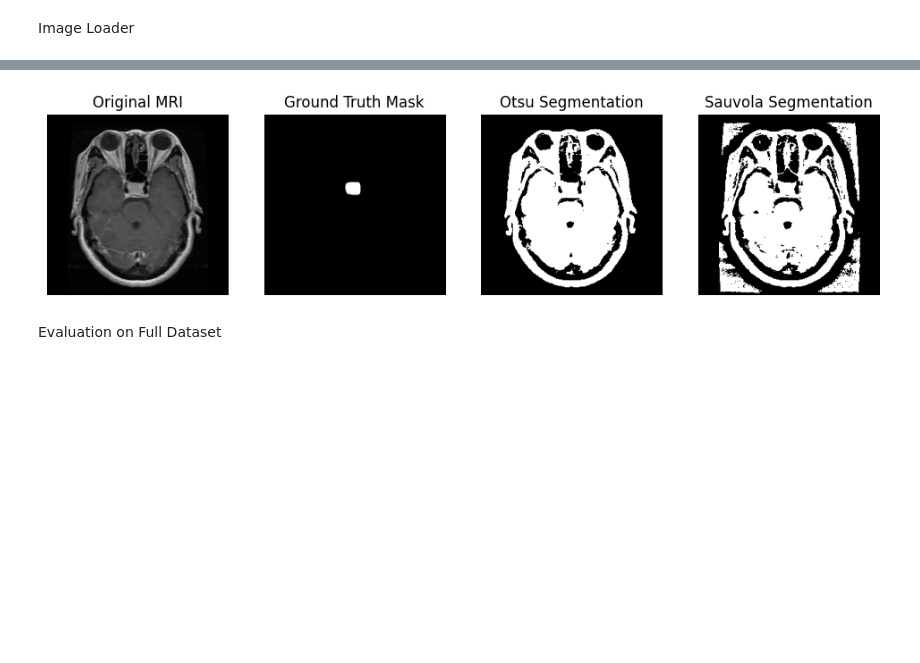
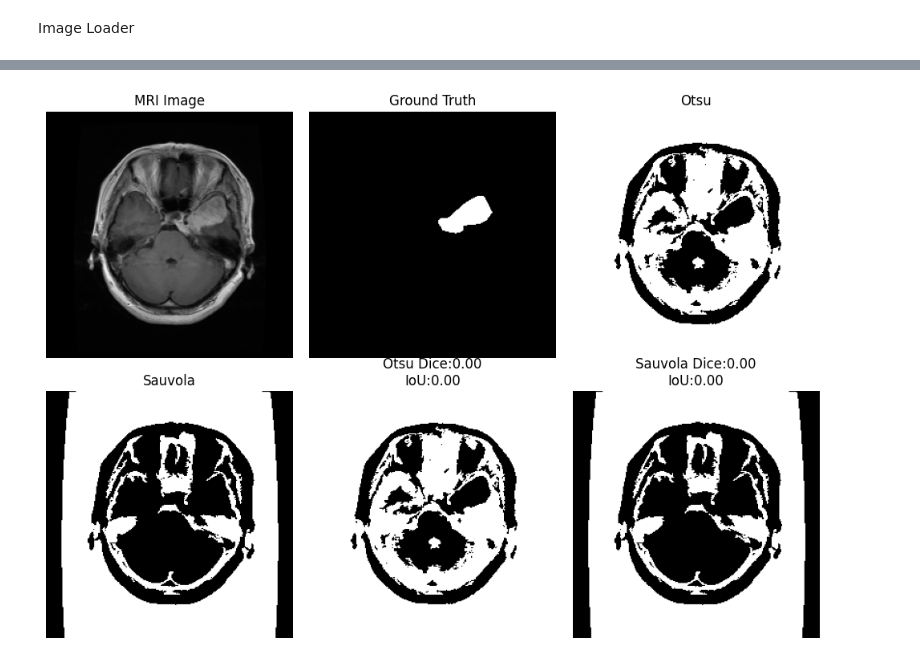
Before and after one commit to NIkunj-17/DeepLearning-for-Medical-Images-MiniProjects, a Jupyter notebook: Brain_MRI/Brain_MRI_Otsu_vs_Sauvola.ipynb, the cells around one changed output, grey strips where cells are left out. Saved outputs shown, nothing was run; the diff lists cells and outputs as text; code cells hidden in the pictures; blank space fills up the shorter version.

Commit message:
Updation in Brain-MRI

```diff
--- a/Brain_MRI/Brain_MRI_Otsu_vs_Sauvola.ipynb
+++ b/Brain_MRI/Brain_MRI_Otsu_vs_Sauvola.ipynb
@@ -66,0 +58,12 @@ Visual Comparison
+# %%
+s_thresh = threshold_sauvola(img, window_size=25)
+
+brain = img > threshold_otsu(img)
+brain_only = img * brain
+
+tumor_sauvola = brain_only < (s_thresh * 0.9)
+
+tumor_sauvola = remove_small_objects(tumor_sauvola, min_size=80)
+# %%
+otsu_mask = tumor_otsu.astype(bool)
+sauvola_mask = tumor_sauvola.astype(bool)
@@ -67,36 +93,37 @@ Visual Comparison
 # %%
-idx = 10  # change index to view different images
+plt.figure(figsize=(10,7))
 
-img = load_image(os.path.join(IMAGE_DIR, image_files[idx]))
-mask = load_image(os.path.join(MASK_DIR, mask_files[idx]))
+plt.subplot(2,3,1)
+plt.title("MRI Image")
+plt.imshow(img, cmap='gray')
+plt.axis('off')
 
-otsu = otsu_segmentation(img)
-sauvola = sauvola_segmentation(img)
+plt.subplot(2,3,2)
+plt.title("Ground Truth")
+plt.imshow(true_mask, cmap='gray')
+plt.axis('off')
 
-plt.figure(figsize=(12,8))
+plt.subplot(2,3,3)
+plt.title("Otsu")
+plt.imshow(otsu_mask, cmap='gray')
+plt.axis('off')
 
-plt.subplot(1,4,1)
-plt.title("Original MRI")
-plt.imshow(img, cmap="gray")
-plt.axis("off")
+plt.subplot(2,3,4)
+plt.title("Sauvola")
+plt.imshow(sauvola_mask, cmap='gray')
+plt.axis('off')
 
-plt.subplot(1,4,2)
-plt.title("Ground Truth Mask")
-plt.imshow(mask, cmap="gray")
-plt.axis("off")
+plt.subplot(2,3,5)
+plt.title(f"Otsu Dice:{dice_otsu:.2f}\nIoU:{iou_otsu:.2f}")
+plt.imshow(otsu_mask, cmap='gray')
+plt.axis('off')
 
-plt.subplot(1,4,3)
-plt.title("Otsu Segmentation")
-plt.imshow(otsu, cmap="gray")
-plt.axis("off")
+plt.subplot(2,3,6)
+plt.title(f"Sauvola Dice:{dice_sauvola:.2f}\nIoU:{iou_sauvola:.2f}")
+plt.imshow(sauvola_mask, cmap='gray')
+plt.axis('off')
 
-plt.subplot(1,4,4)
-plt.title("Sauvola Segmentation")
-plt.imshow(sauvola, cmap="gray")
-plt.axis("off")
-
+plt.tight_layout()
 plt.show()
 # %% [output]
-[figure, old version]
+[figure, new version]
-# %% [markdown]
-Evaluation on Full Dataset
```
Also changed, not shown: parts of 17 cells of this notebook.
